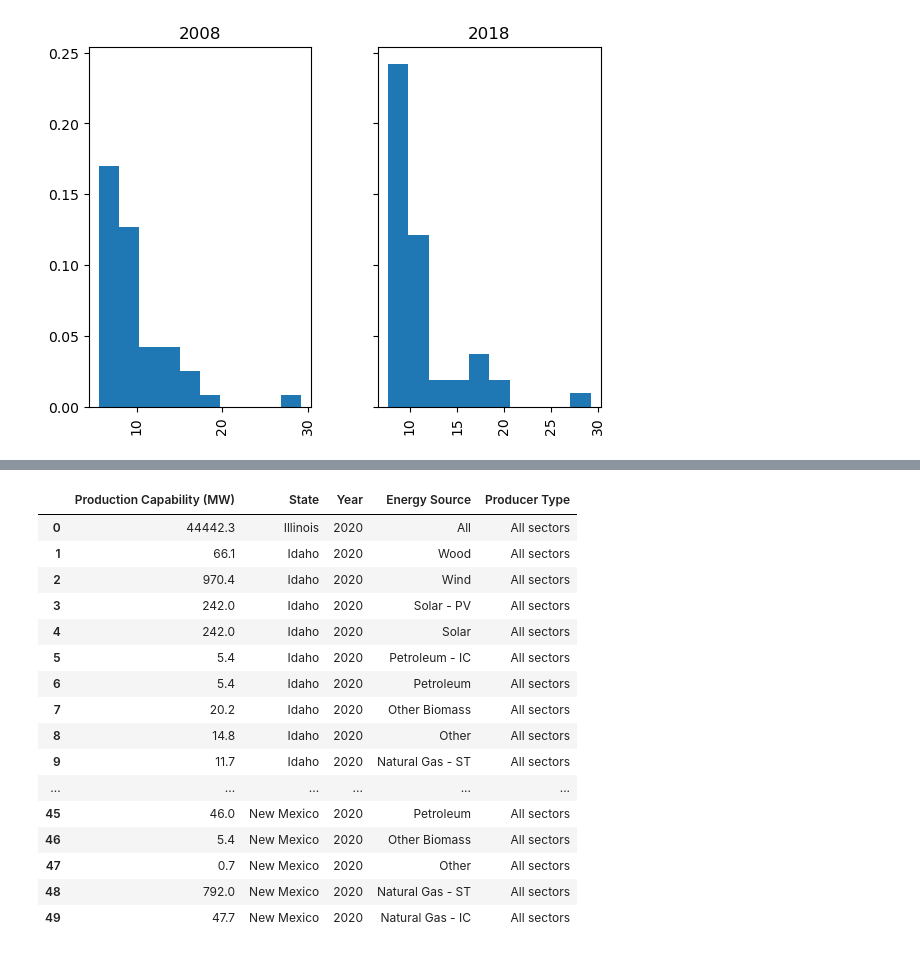
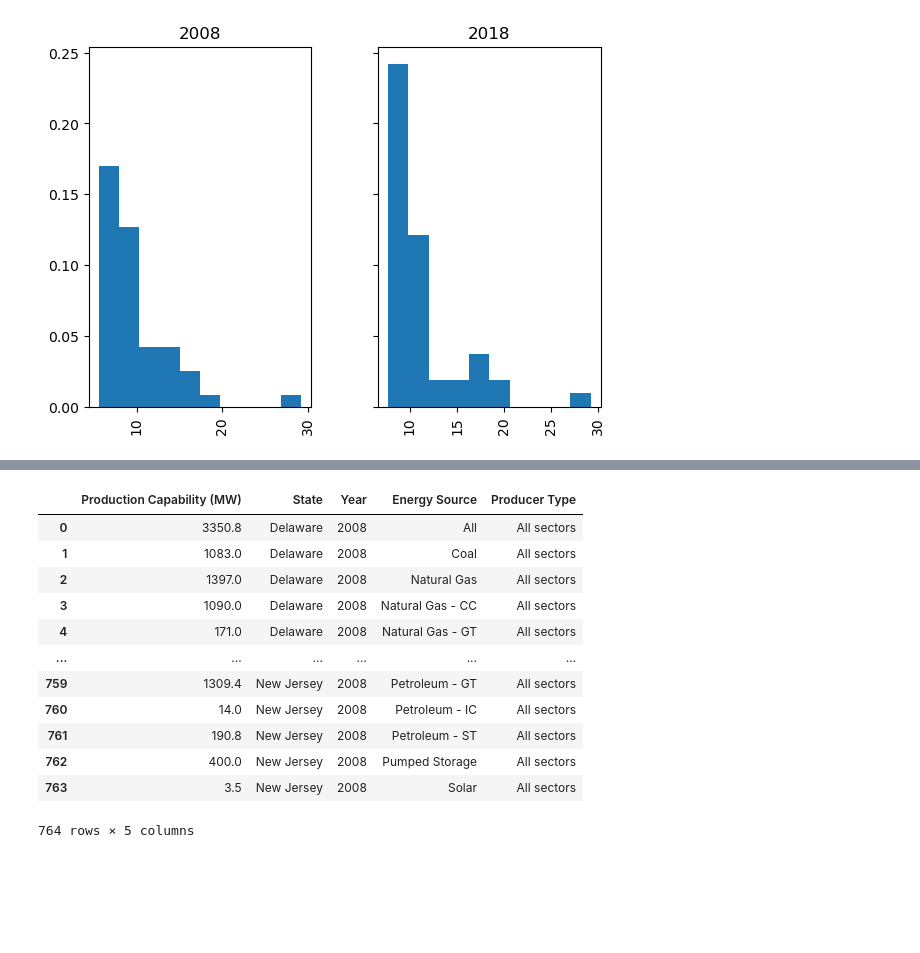
Before and after one commit to andrew8185/project-01, a Jupyter notebook: project_1.ipynb, the cells around one changed output, grey strips where cells are left out. Drawn from its saved outputs; the diff is of its cells as text; code cells hidden in the pictures; blank space fills up the shorter version.

```diff
--- a/project_1.ipynb
+++ b/project_1.ipynb
@@ -396,22 +399,19 @@ for x in capacity_api_call['response']['data']:
-# %%
-df_state_production_capability = pd.DataFrame(state_production_capability)
-
-df_state_production_capability.head(50)
-# %% [output]
-|  | Production Capability (MW) | State | Year | Energy Source | Producer Type |
-| 0 | 44442.3 | Illinois | 2020 | All | All sectors |
-| 1 | 66.1 | Idaho | 2020 | Wood | All sectors |
-| 2 | 970.4 | Idaho | 2020 | Wind | All sectors |
-| 3 | 242.0 | Idaho | 2020 | Solar - PV | All sectors |
-| 4 | 242.0 | Idaho | 2020 | Solar | All sectors |
-| 5 | 5.4 | Idaho | 2020 | Petroleum - IC | All sectors |
-| 6 | 5.4 | Idaho | 2020 | Petroleum | All sectors |
-| 7 | 20.2 | Idaho | 2020 | Other Biomass | All sectors |
-| 8 | 14.8 | Idaho | 2020 | Other | All sectors |
-| 9 | 11.7 | Idaho | 2020 | Natural Gas - ST | All sectors |
-| ... | ... | ... | ... | ... | ... |
-| 45 | 46.0 | New Mexico | 2020 | Petroleum | All sectors |
-| 46 | 5.4 | New Mexico | 2020 | Other Biomass | All sectors |
-| 47 | 0.7 | New Mexico | 2020 | Other | All sectors |
-| 48 | 792.0 | New Mexico | 2020 | Natural Gas - ST | All sectors |
-| 49 | 47.7 | New Mexico | 2020 | Natural Gas - IC | All sectors |
+# %%
+df_state_production_capability_2008 = pd.DataFrame(state_production_capability_2008)
+
+#df_state_production_capability = df_state_production_capability.loc[df_state_production_capability['Year']==2012]
+df_state_production_capability_2008
+# %% [output]
+|  | Production Capability (MW) | State | Year | Energy Source | Producer Type |
+| 0 | 3350.8 | Delaware | 2008 | All | All sectors |
+| 1 | 1083.0 | Delaware | 2008 | Coal | All sectors |
+| 2 | 1397.0 | Delaware | 2008 | Natural Gas | All sectors |
+| 3 | 1090.0 | Delaware | 2008 | Natural Gas - CC | All sectors |
+| 4 | 171.0 | Delaware | 2008 | Natural Gas - GT | All sectors |
+| ... | ... | ... | ... | ... | ... |
+| 759 | 1309.4 | New Jersey | 2008 | Petroleum - GT | All sectors |
+| 760 | 14.0 | New Jersey | 2008 | Petroleum - IC | All sectors |
+| 761 | 190.8 | New Jersey | 2008 | Petroleum - ST | All sectors |
+| 762 | 400.0 | New Jersey | 2008 | Pumped Storage | All sectors |
+| 763 | 3.5 | New Jersey | 2008 | Solar | All sectors |
+764 rows × 5 columns
```
Also changed, not shown: parts of 11 cells of this notebook.
